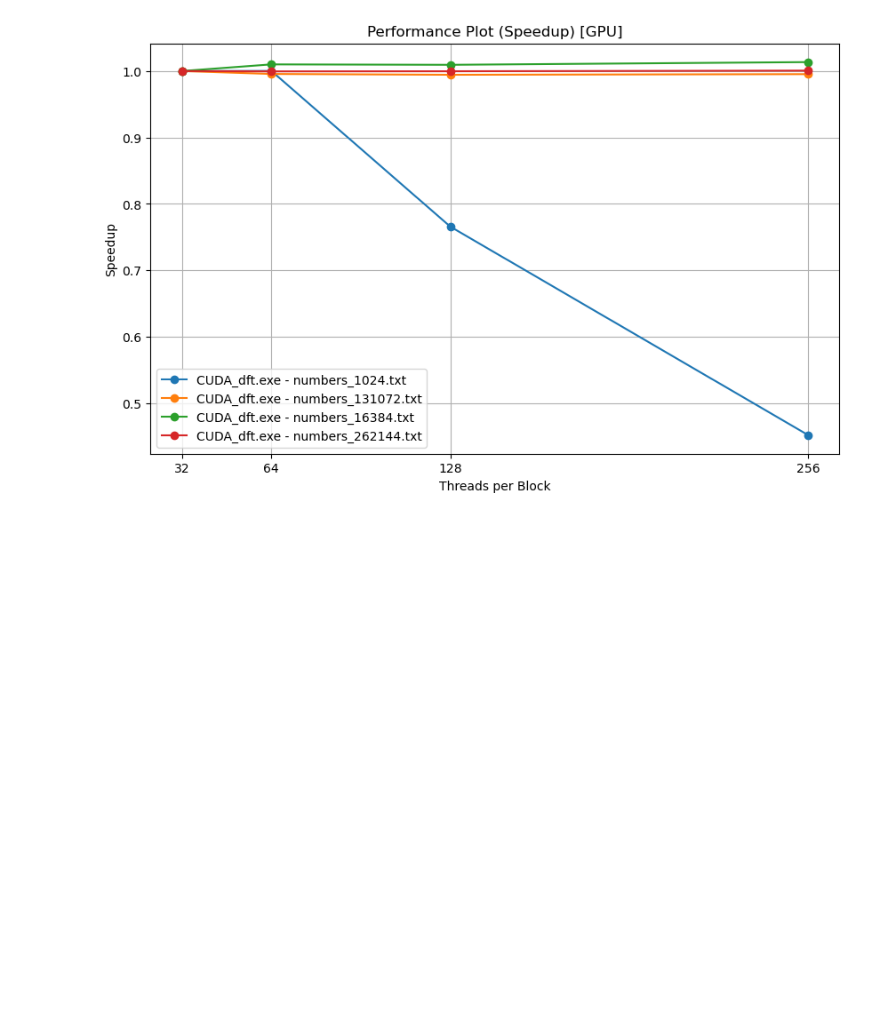
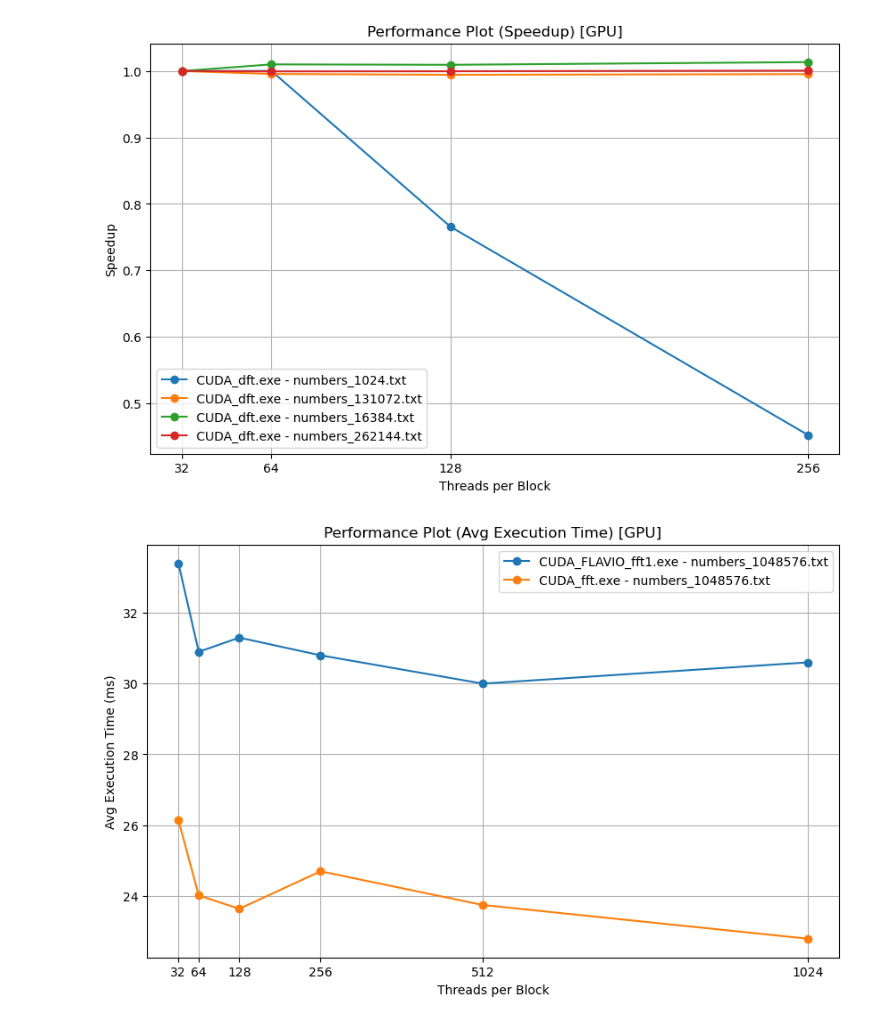
Before and after one commit to noemichem/CA_project, a Jupyter notebook: results/scripts/plot_results.ipynb, the cells around one changed output. Drawn from its saved outputs; the diff is of its cells as text; code cells hidden in the pictures; blank space fills up the shorter version.

```diff
--- a/results/scripts/plot_results.ipynb
+++ b/results/scripts/plot_results.ipynb
@@ -404,3 +404,16 @@ plot_scaling(
 # %% [output]
 Plot saved to ../tables\..\plots\speedup_CUDA_dft.png
 [figure]
+# %%
+plot_scaling(
+    "../tables/GPU_means.csv",
+    filter_map={
+        'Threads per Block': [32, 64, 128, 256, 512, 1024],
+        'Input File': ['numbers_1048576.txt'],
+        'Executable': ['CUDA_FLAVIO_fft1.exe', 'CUDA_fft.exe']
+    },
+    show_speedup=False,
+    save=False,
+)
+# %% [output]
+[figure, added]
```
Also changed, not shown: 12 other files.
